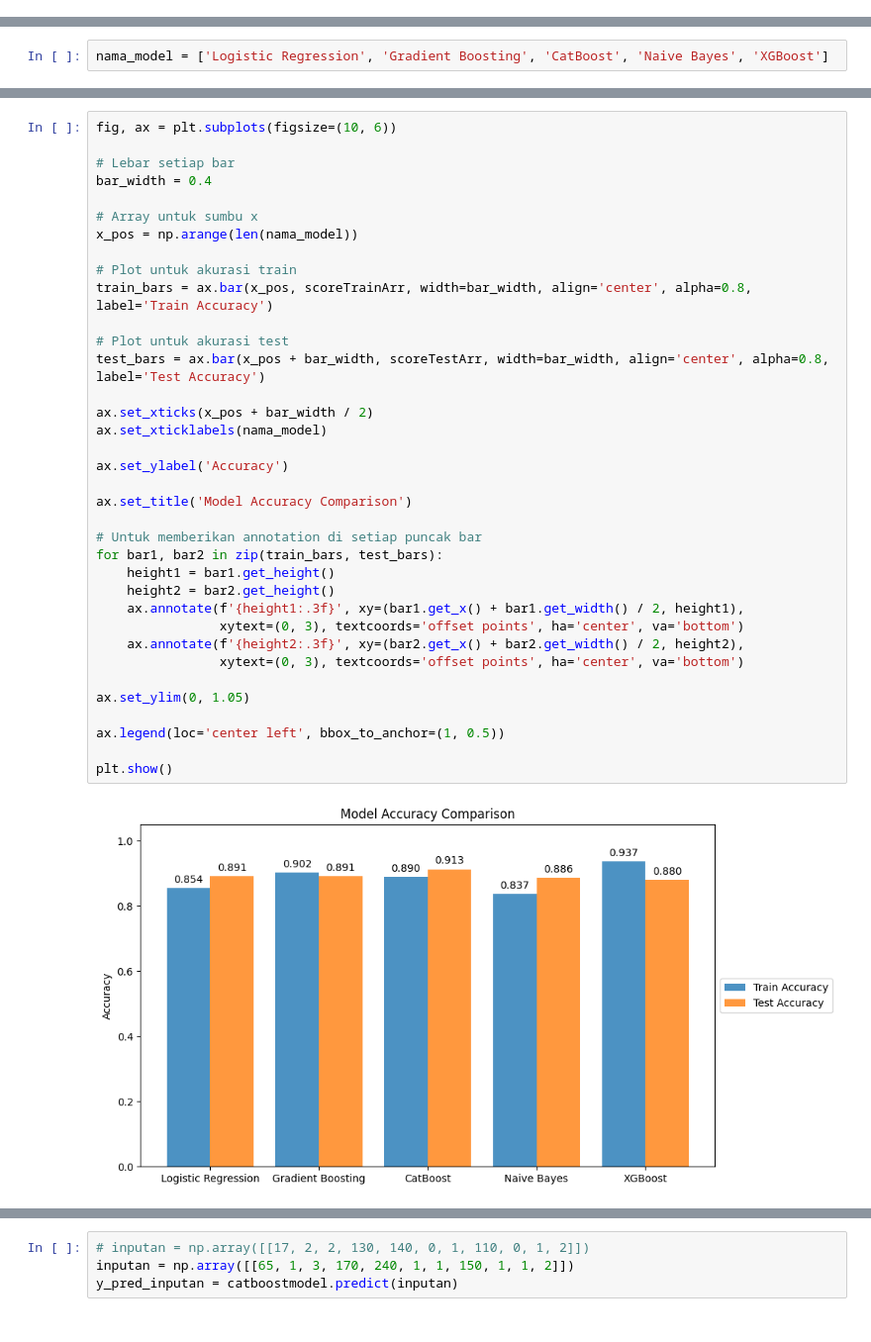
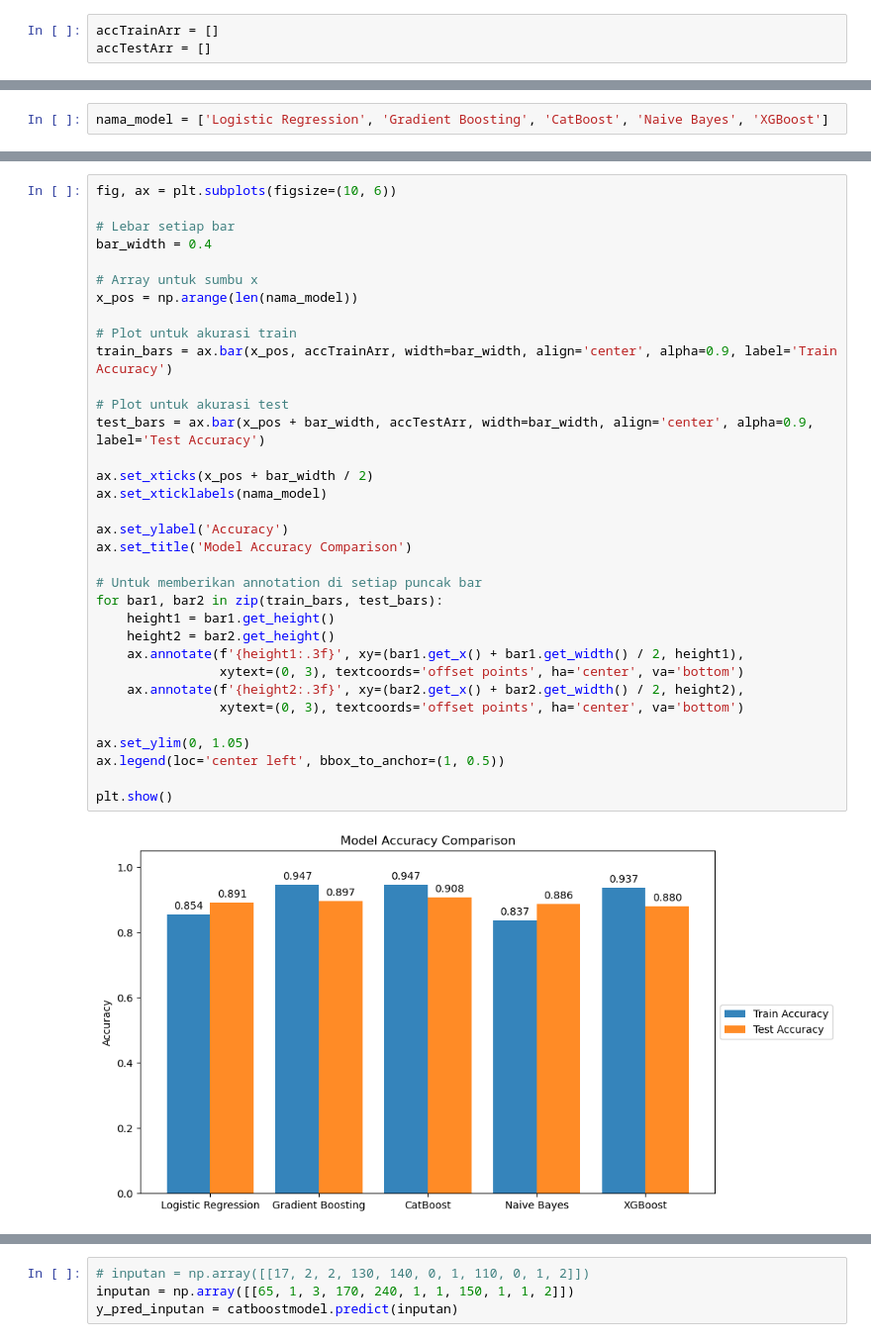
Before and after one commit to NandoAACF/Heart-Disease-Prediction-Analysis-DSS, a Jupyter notebook: Notebook_Prediction.ipynb, the cells around one changed output, grey strips where cells are left out. Shown at 99% size. Cells and saved outputs as stored; diff of their text form.

```diff
--- a/Notebook_Prediction.ipynb
+++ b/Notebook_Prediction.ipynb
@@ -98 +105,4 @@ X_train, X_test, y_train, y_test = train_test_split(X, y, test_size=0.2, random_
+# %%
+accTrainArr = []
+accTestArr = []
 # %%
@@ -351,35 +445,33 @@ fig, ax = plt.subplots(figsize=(10, 6))
 # Lebar setiap bar
 bar_width = 0.4
 
 # Array untuk sumbu x
 x_pos = np.arange(len(nama_model))
 
 # Plot untuk akurasi train
-train_bars = ax.bar(x_pos, scoreTrainArr, width=bar_width, align='center', alpha=0.8, label='Train Accuracy')
+train_bars = ax.bar(x_pos, accTrainArr, width=bar_width, align='center', alpha=0.9, label='Train Accuracy')
 
 # Plot untuk akurasi test
-test_bars = ax.bar(x_pos + bar_width, scoreTestArr, width=bar_width, align='center', alpha=0.8, label='Test Accuracy')
+test_bars = ax.bar(x_pos + bar_width, accTestArr, width=bar_width, align='center', alpha=0.9, label='Test Accuracy')
 
 ax.set_xticks(x_pos + bar_width / 2)
 ax.set_xticklabels(nama_model)
 
 ax.set_ylabel('Accuracy')
-
 ax.set_title('Model Accuracy Comparison')
 
 # Untuk memberikan annotation di setiap puncak bar
 for bar1, bar2 in zip(train_bars, test_bars):
     height1 = bar1.get_height()
     height2 = bar2.get_height()
     ax.annotate(f'{height1:.3f}', xy=(bar1.get_x() + bar1.get_width() / 2, height1),
                 xytext=(0, 3), textcoords='offset points', ha='center', va='bottom')
     ax.annotate(f'{height2:.3f}', xy=(bar2.get_x() + bar2.get_width() / 2, height2),
                 xytext=(0, 3), textcoords='offset points', ha='center', va='bottom')
 
 ax.set_ylim(0, 1.05)
-
 ax.legend(loc='center left', bbox_to_anchor=(1, 0.5))
 
 plt.show()
 # %% [output]
-[figure, old version]
+[figure, new version]
```
Also changed, not shown: parts of 48 cells of this notebook, 7 other files.
